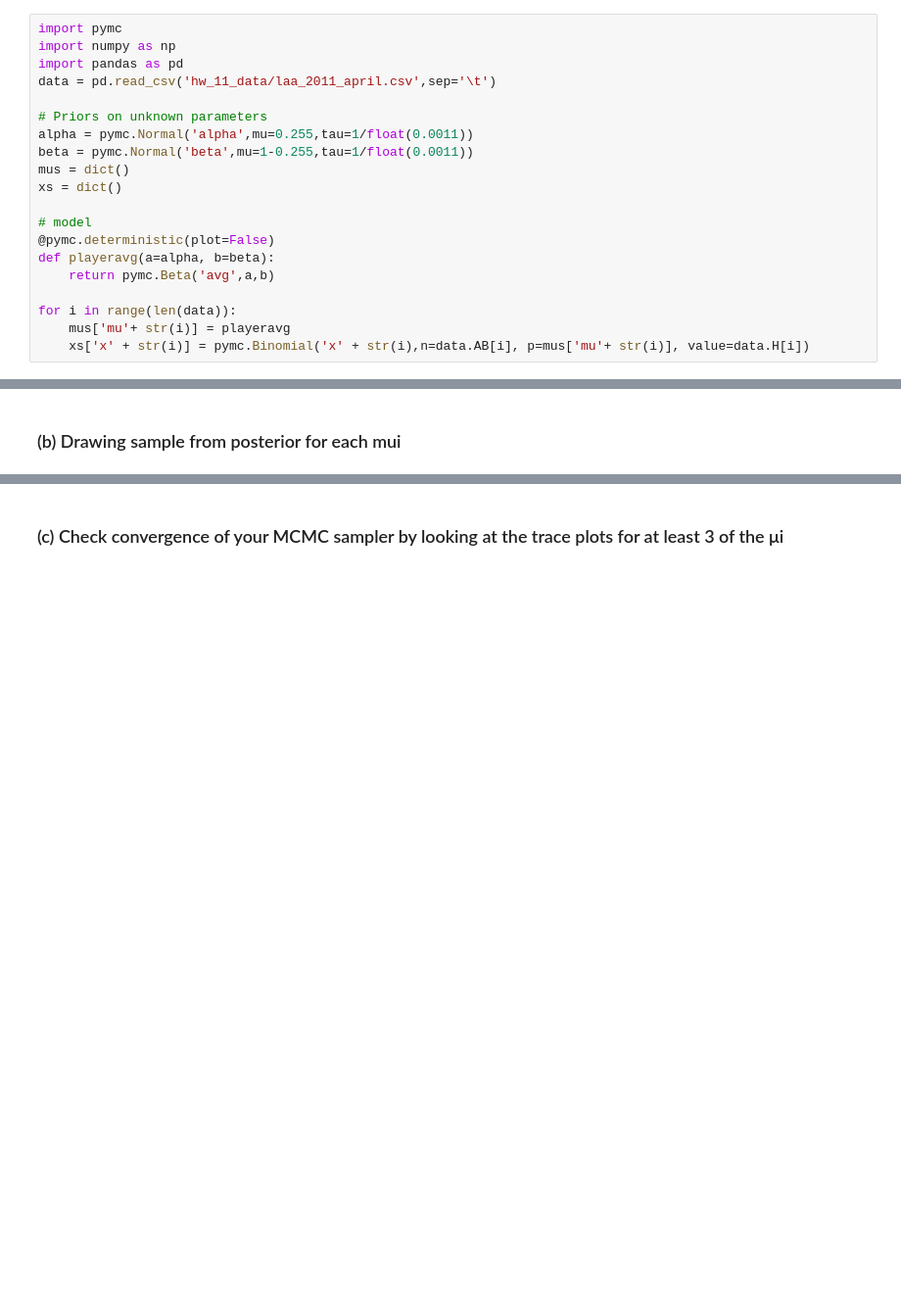
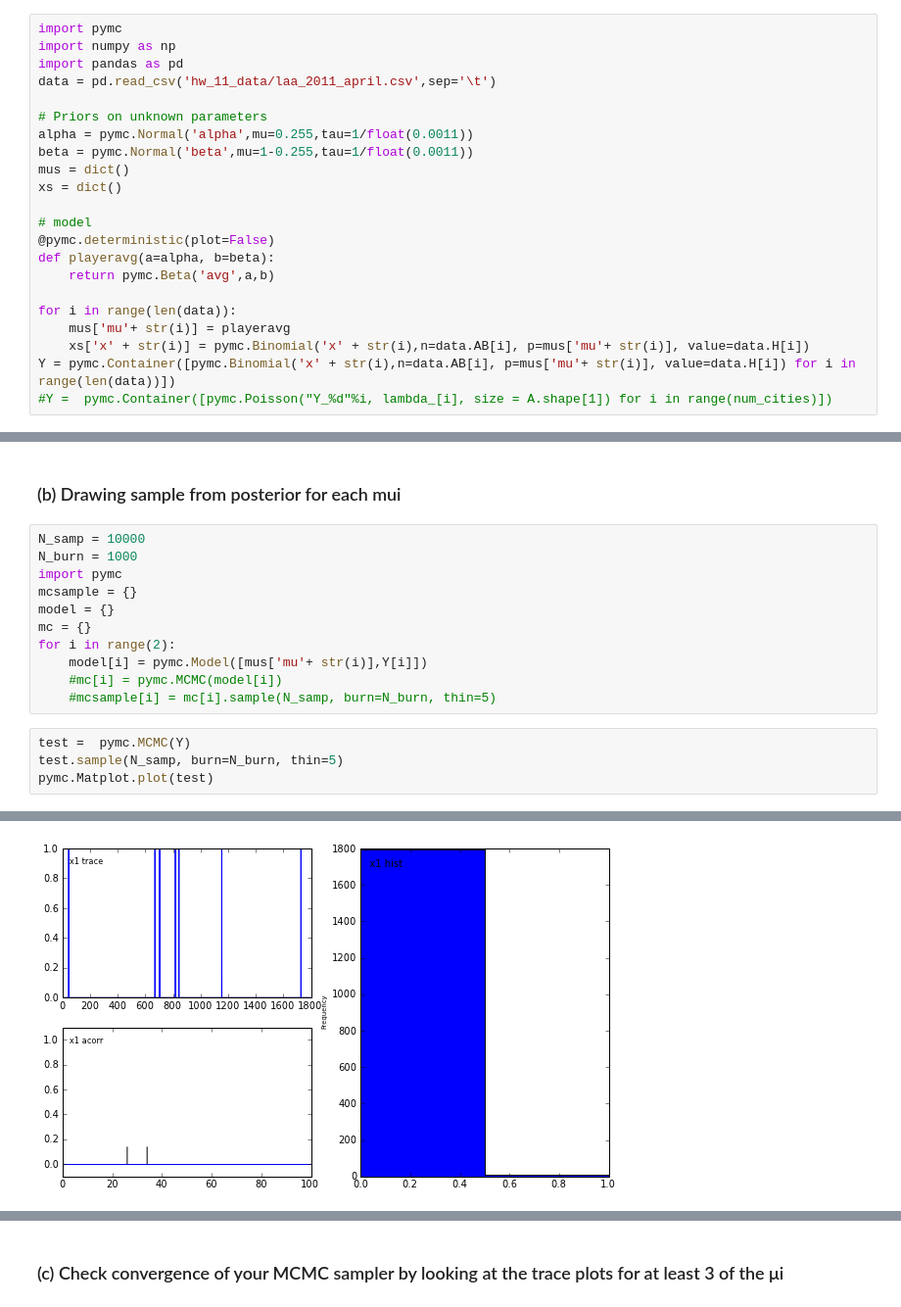
Before and after one commit to sonalisharma/pythonseminar, a Jupyter notebook: HW11/HW11.ipynb, the cells around one changed output, grey strips where cells are left out. Shown at 98% size. Cells and saved outputs as stored; diff of their text form; blank space fills up the shorter version.

Commit message:
adding plots

```diff
--- a/HW11/HW11.ipynb
+++ b/HW11/HW11.ipynb
@@ -47,3 +47,5 @@ def playeravg(a=alpha, b=beta):
 for i in range(len(data)):
     mus['mu'+ str(i)] = playeravg
     xs['x' + str(i)] = pymc.Binomial('x' + str(i),n=data.AB[i], p=mus['mu'+ str(i)], value=data.H[i])
+Y = pymc.Container([pymc.Binomial('x' + str(i),n=data.AB[i], p=mus['mu'+ str(i)], value=data.H[i]) for i in range(len(data))])
+#Y =  pymc.Container([pymc.Poisson("Y_%d"%i, lambda_[i], size = A.shape[1]) for i in range(num_cities)])
@@ -58,3 +87,19 @@ avg.get_value()
 "\nalpha = pymc.Normal('alpha',mu=0.255,tau=1/float(0.0011))\nbeta = pymc.Normal('beta',mu=1-0.255,tau=1/float(0.0011))\navg = pymc.Beta('avg', alpha=alpha, beta=beta, size=len(data))\navg.get_value() ...
 # %% [markdown]
 ### (b) Drawing sample from posterior for each mui
+# %%
+N_samp = 10000
+N_burn = 1000
+import pymc
+mcsample = {}
+model = {}
+mc = {}
+for i in range(2):
+    model[i] = pymc.Model([mus['mu'+ str(i)],Y[i]])
+    #mc[i] = pymc.MCMC(model[i])
+    #mcsample[i] = mc[i].sample(N_samp, burn=N_burn, thin=5)
+# %%
+test =  pymc.MCMC(Y)
+test.sample(N_samp, burn=N_burn, thin=5)
+pymc.Matplot.plot(test)
+# %% [output]
@@ -60,0 +119 @@ avg.get_value()
+[figure, added]
```
Also changed, not shown: parts of 6 cells of this notebook.
